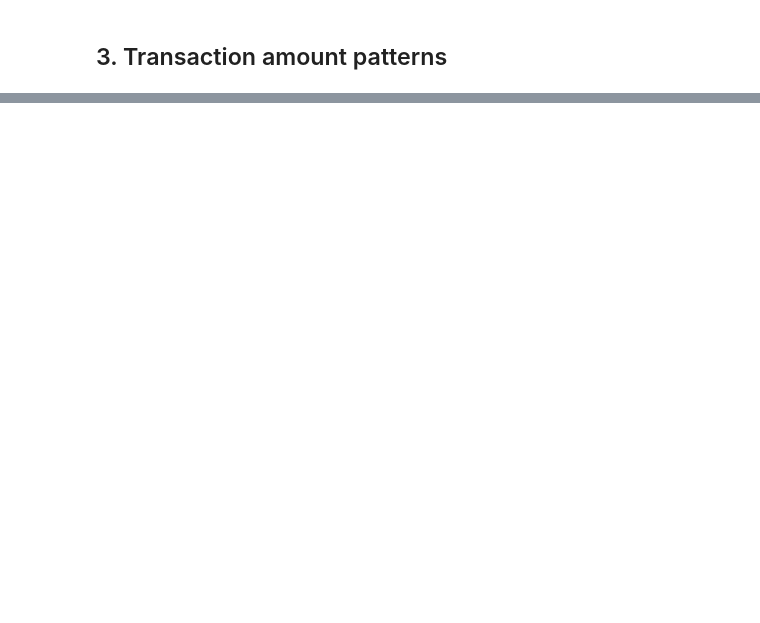
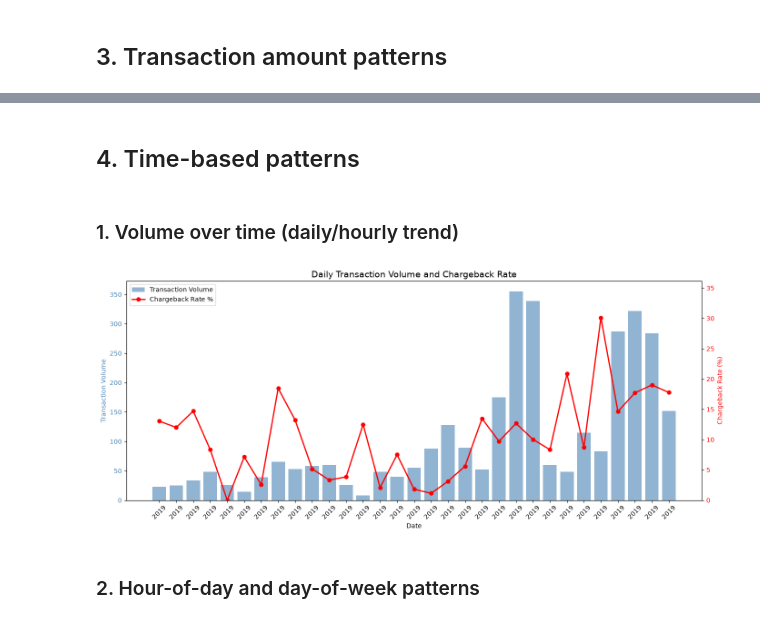
Before and after one commit to MatheusRiosBarcelos/Cloudwalk-Case, a Jupyter notebook: exploratory_analyzes.ipynb, the cells around one changed output, grey strips where cells are left out. Saved outputs shown, nothing was run; the diff lists cells and outputs as text; code cells hidden in the pictures; blank space fills up the shorter version.

```diff
--- a/exploratory_analyzes.ipynb
+++ b/exploratory_analyzes.ipynb
@@ -311,0 +470,50 @@ device_id
+# %% [markdown]
+## 4. Time-based patterns
+# %% [markdown]
+### 1. Volume over time (daily/hourly trend)
+# %%
+df['transaction_date'] = pd.to_datetime(df['transaction_date'])
+df['date'] = df['transaction_date'].dt.date
+df['hour'] = df['transaction_date'].dt.hour
+df['day_of_week'] = df['transaction_date'].dt.day_name()
+
+daily = df.groupby('date').agg(
+    total_volume=('transaction_amount', 'count'),
+    total_amount=('transaction_amount', 'sum'),
+    cbk_count=('has_cbk', 'sum'),
+    cbk_rate=('has_cbk', 'mean')
+).reset_index()
+
+daily['cbk_rate_pct'] = daily['cbk_rate'] * 100
+
+fig, ax1 = plt.subplots(figsize=(14, 6))
+
+# Bar chart for volume
+ax1.bar(daily['date'], daily['total_volume'], color='steelblue', alpha=0.6, label='Transaction Volume')
+ax1.set_xlabel('Date')
+ax1.set_ylabel('Transaction Volume', color='steelblue')
+ax1.tick_params(axis='y', labelcolor='steelblue')
+ax1.set_xticks(daily['date'][::max(1, len(daily)//20)])
+ax1.tick_params(axis='x', rotation=45)
+
+# Line chart for chargeback rate (on secondary y-axis)
+ax2 = ax1.twinx()
+ax2.plot(daily['date'], daily['cbk_rate_pct'], color='red', marker='o', linewidth=2, label='Chargeback Rate %')
+ax2.set_ylabel('Chargeback Rate (%)', color='red')
+ax2.tick_params(axis='y', labelcolor='red')
+ax2.set_ylim(0, max(10, daily['cbk_rate_pct'].max() * 1.2))  # Cap at 10% or 1.2x max
+
+# Title and legend
+plt.title('Daily Transaction Volume and Chargeback Rate', fontsize=14)
+fig.tight_layout()
+
+# Combine legends
+lines1, labels1 = ax1.get_legend_handles_labels()
+lines2, labels2 = ax2.get_legend_handles_labels()
+ax1.legend(lines1 + lines2, labels1 + labels2, loc='upper left')
+
+plt.show()
+# %% [output]
+[figure, added]
+# %% [markdown]
+### 2. Hour-of-day and day-of-week patterns
```
Also changed, not shown: parts of 51 cells of this notebook.
